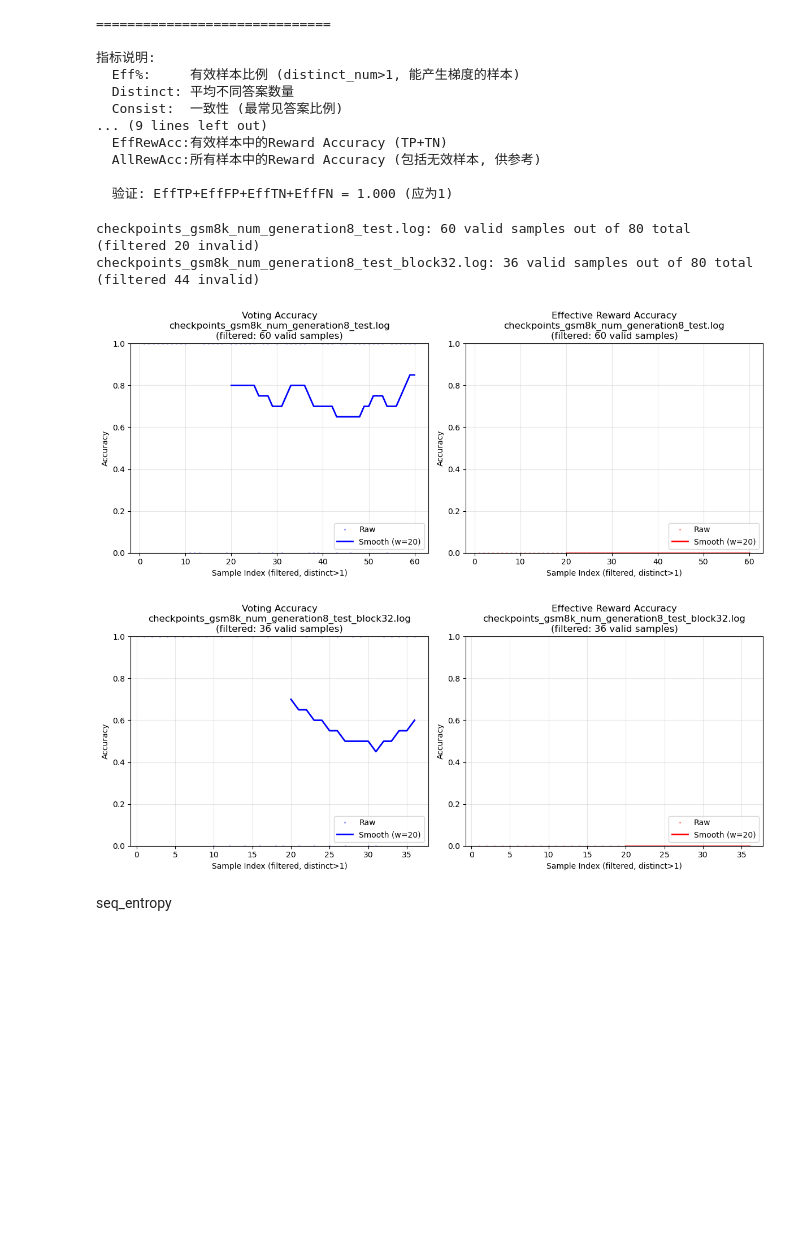
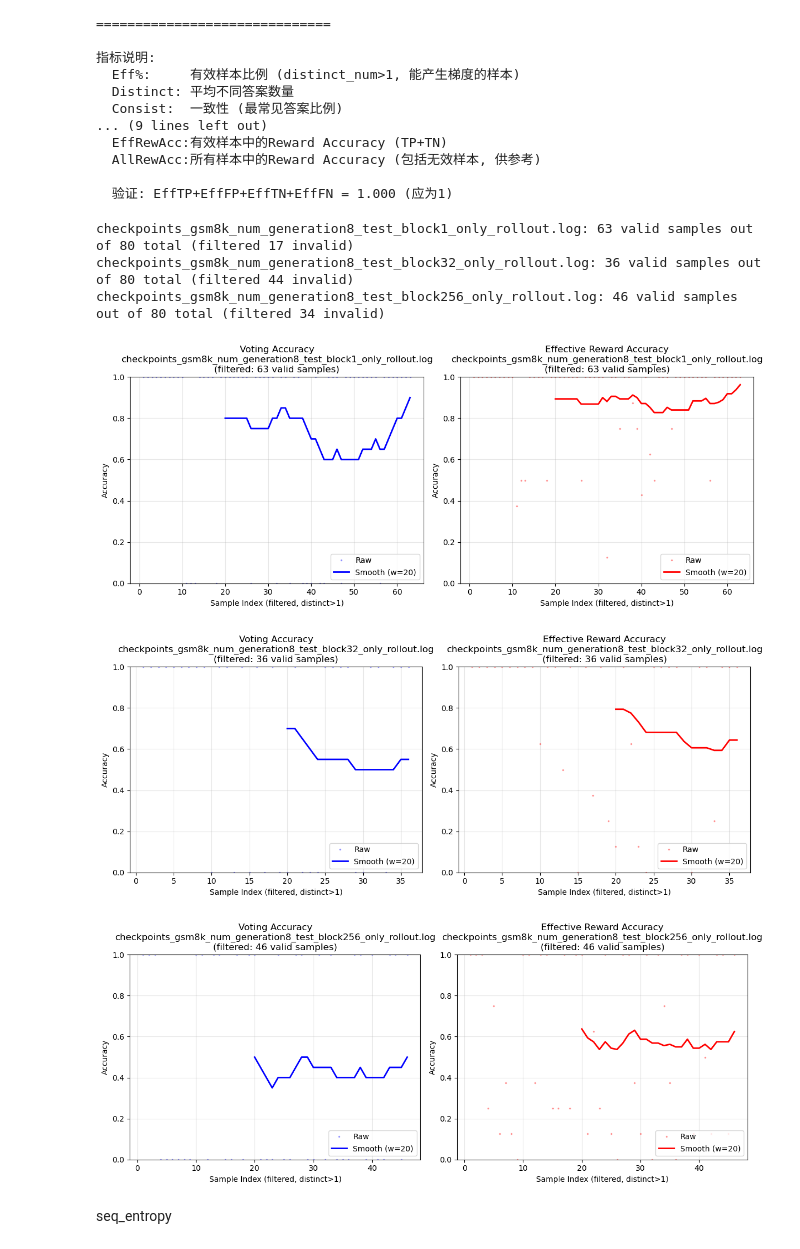
Before and after one commit to duterscmy/JustGRPO, a Jupyter notebook: draw_reward.ipynb, the cells around one changed output. Drawn from its saved outputs; the diff is of its cells as text; code cells hidden in the pictures; blank space fills up the shorter version.

```diff
--- a/draw_reward.ipynb
+++ b/draw_reward.ipynb
@@ -595,39 +595,42 @@ def plot_voting_and_reward_acc_per_file(log_files, save_dir=None, smooth_window=
         # 左图：Voting Accuracy
         ax1.plot(x_raw, voting_acc_list, 'b.', alpha=0.3, markersize=3, label='Raw')
         ax1.plot(x_smooth, voting_smooth, 'b-', linewidth=2, label=f'Smooth (w={smooth_window})')
         ax1.set_xlabel('Sample Index (filtered, distinct>1)')
         ax1.set_ylabel('Accuracy')
         ax1.set_title(f'Voting Accuracy\n{Path(log_file).name}\n(filtered: {len(voting_acc_list)} valid samples)')
         ax1.set_ylim(0, 1)
         ax1.legend(loc='lower right')
         ax1.grid(True, alpha=0.3)
 
         # 右图：Effective Reward Accuracy
         ax2.plot(x_raw, reward_acc_list, 'r.', alpha=0.3, markersize=3, label='Raw')
         ax2.plot(x_smooth, reward_smooth, 'r-', linewidth=2, label=f'Smooth (w={smooth_window})')
         ax2.set_xlabel('Sample Index (filtered, distinct>1)')
         ax2.set_ylabel('Accuracy')
         ax2.set_title(f'Effective Reward Accuracy\n{Path(log_file).name}\n(filtered: {len(voting_acc_list)} valid samples)')
         ax2.set_ylim(0, 1)
         ax2.legend(loc='lower right')
         ax2.grid(True, alpha=0.3)
 
         plt.tight_layout()
 
-
-
 log_files = [
     # "logs/checkpoints_math500_num_generation8_block1_t0.6_lr1e-6.log",
     # "logs/checkpoints_math500_num_generation8_block32_t0.6_lr5e-6.log",
     # "logs/checkpoints_math500_num_generation8_block1_t0.6_lr1e-6_only_level1_3.log",
     # "logs/checkpoints_math500_num_generation8_block32_t0.6_lr1e-6_only_level1_3.log",
+    "logs/checkpoints_gsm8k_num_generation8_test_block1_only_rollout.log",
+    "logs/checkpoints_gsm8k_num_generation8_test_block32_only_rollout.log",
+    "logs/checkpoints_gsm8k_num_generation8_test_block256_only_rollout.log"
 ]
 plot_voting_and_reward_acc_per_file(log_files, save_dir="plots/", smooth_window=20)
 # %% [output]
-checkpoints_gsm8k_num_generation8_test.log: 60 valid samples out of 80 total (filtered 20 invalid)
-checkpoints_gsm8k_num_generation8_test_block32.log: 36 valid samples out of 80 total (filtered 44 invalid)
+checkpoints_gsm8k_num_generation8_test_block1_only_rollout.log: 63 valid samples out of 80 total (filtered 17 invalid)
+checkpoints_gsm8k_num_generation8_test_block32_only_rollout.log: 36 valid samples out of 80 total (filtered 44 invalid)
+checkpoints_gsm8k_num_generation8_test_block256_only_rollout.log: 46 valid samples out of 80 total (filtered 34 invalid)
-[figure, old version]
+[figure, new version]
-[figure, old version]
+[figure, new version]
+[figure, added]
 # %% [markdown]
 seq_entropy
 # %%
```
Also changed, not shown: 5 other files.
